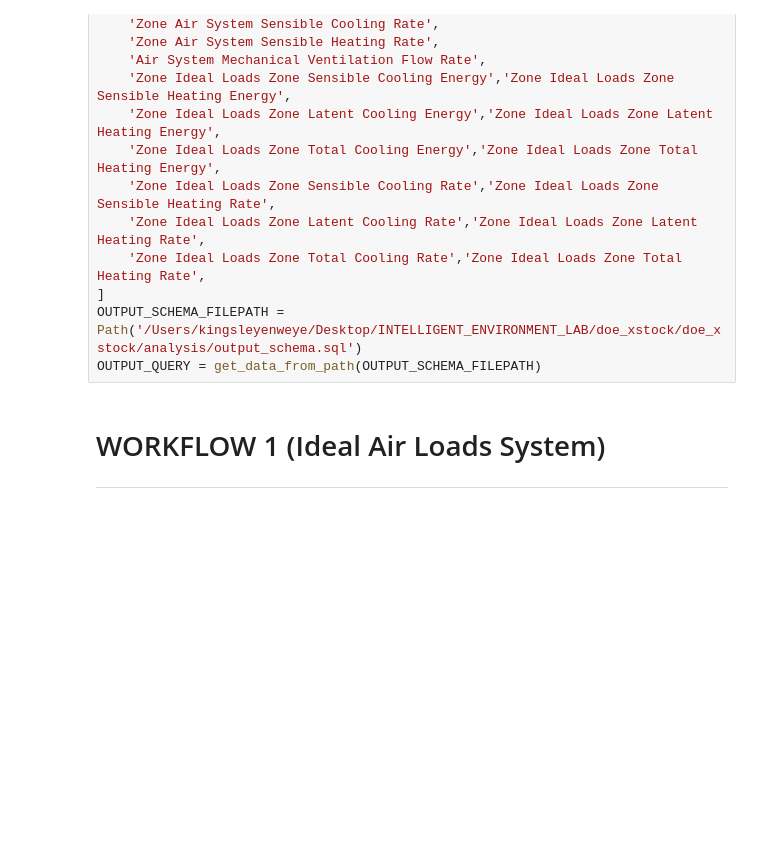
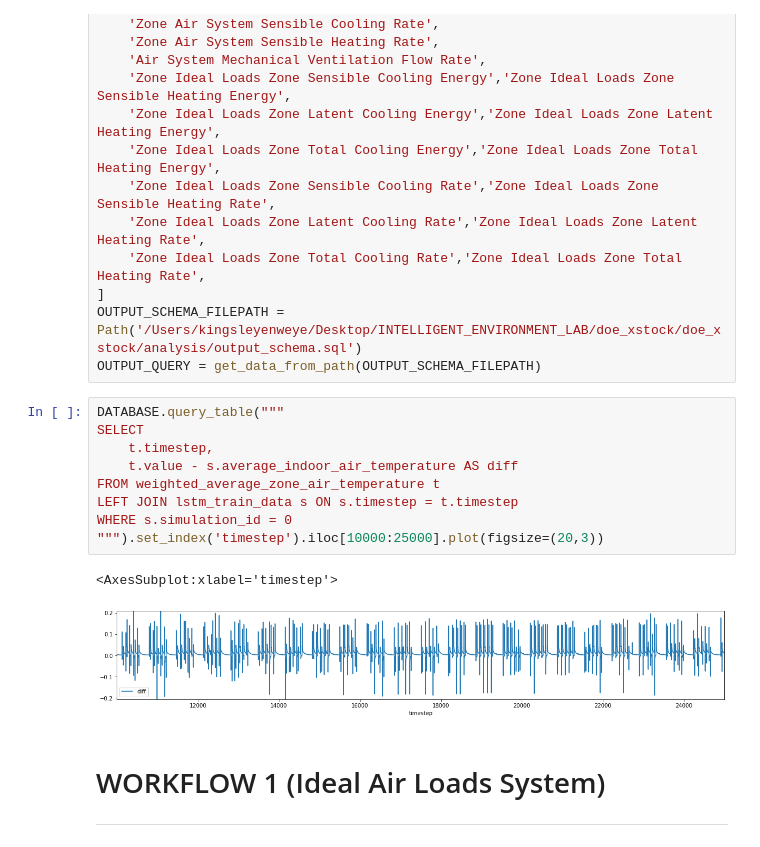
Before and after one commit to intelligent-environments-lab/DOE_XStock, a Jupyter notebook: analysis/archive/energy_plus_simulation.ipynb, the cells around one changed output. Saved outputs shown, nothing was run; the diff lists cells and outputs as text; blank space fills up the shorter version.

```diff
--- a/analysis/archive/energy_plus_simulation.ipynb
+++ b/analysis/archive/energy_plus_simulation.ipynb
@@ -47,6 +43,18 @@ OUTPUT_VARIABLES = [
 ]
 OUTPUT_SCHEMA_FILEPATH = Path('/Users/kingsleyenweye/Desktop/INTELLIGENT_ENVIRONMENT_LAB/doe_xstock/doe_xstock/analysis/output_schema.sql')
 OUTPUT_QUERY = get_data_from_path(OUTPUT_SCHEMA_FILEPATH)
+# %%
+DATABASE.query_table("""
+SELECT
+    t.timestep,
+    t.value - s.average_indoor_air_temperature AS diff
+FROM weighted_average_zone_air_temperature t
+LEFT JOIN lstm_train_data s ON s.timestep = t.timestep
+WHERE s.simulation_id = 0
+""").set_index('timestep').iloc[10000:25000].plot(figsize=(20,3))
+# %% [output]
+<AxesSubplot:xlabel='timestep'>
+[figure, added]
 # %% [markdown]
 # WORKFLOW 1 (Ideal Air Loads System)
 ***
```
Also changed, not shown: parts of 2 cells of this notebook, 1 other file.
